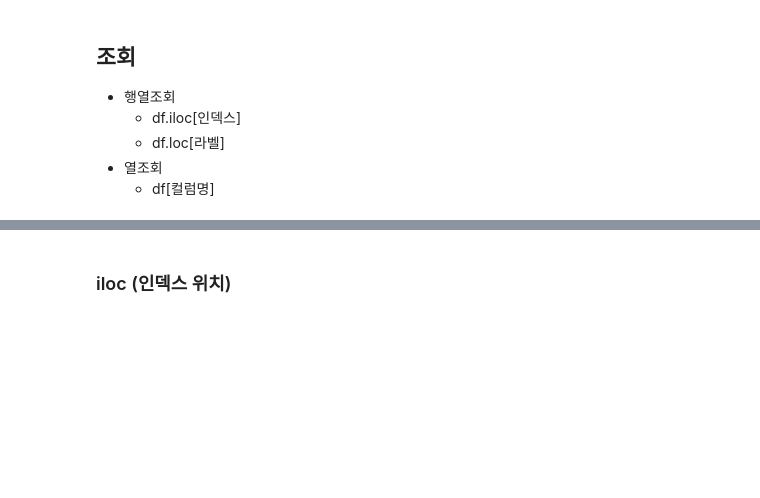
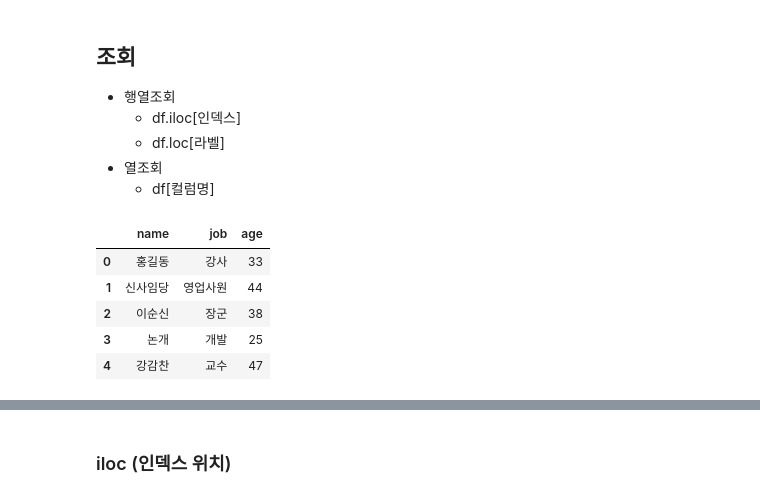
Before and after one commit to RabbitTasteDog-PRO/05_data_analysis, a Jupyter notebook: 02_pandas/02_dataframe.ipynb, the cells around one changed output, grey strips where cells are left out. Drawn from its saved outputs; the diff is of its cells as text; code cells hidden in the pictures; blank space fills up the shorter version.

```diff
--- a/02_pandas/02_dataframe.ipynb
+++ b/02_pandas/02_dataframe.ipynb
@@ -15,3 +180,20 @@
     - df.loc[라벨]
 - 열조회
     - df[컬럼명]
+# %%
+dicts = [
+    {'name': '홍길동', 'job': '강사', 'age': 33},
+    {'name': '신사임당', 'age': 44, 'job': '영업사원'},
+    {'name': '이순신', 'age': 38, 'job': '장군'},
+    {'name': '논개', 'age': 25, 'job': '개발'},
+    {'name': '강감찬', 'age': 47, 'job': '교수'},
+]
+df = pd.DataFrame(dicts)
+df
+# %% [output]
+|  | name | job | age |
+| 0 | 홍길동 | 강사 | 33 |
+| 1 | 신사임당 | 영업사원 | 44 |
+| 2 | 이순신 | 장군 | 38 |
+| 3 | 논개 | 개발 | 25 |
+| 4 | 강감찬 | 교수 | 47 |
```
Also changed, not shown: parts of 28 cells of this notebook.
